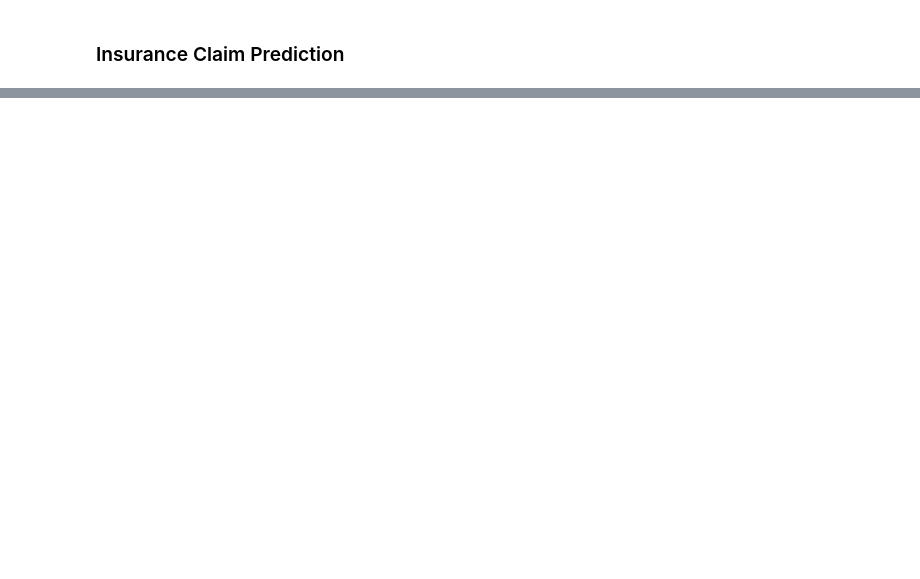
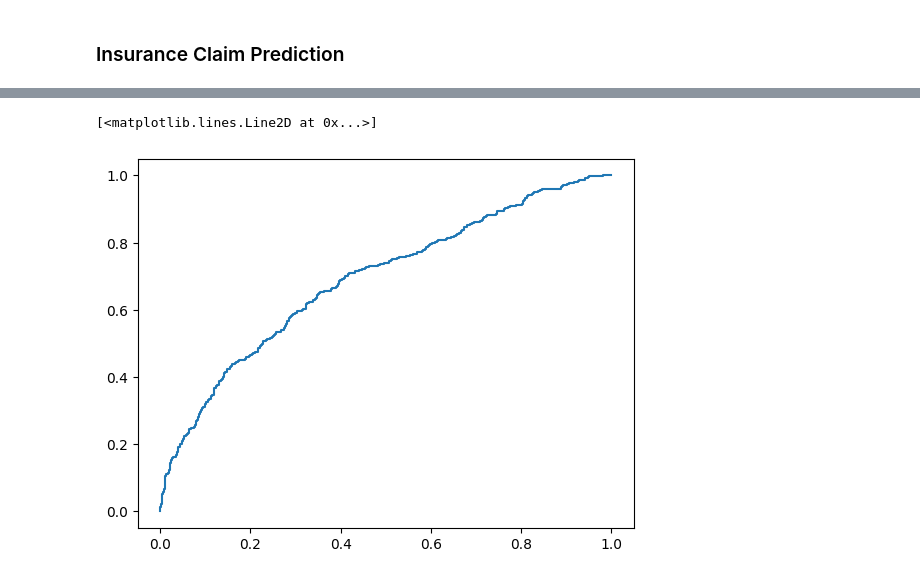
Before and after one commit to Obakeng-Amos/Building-Insurance-Claim-Prediction, a Jupyter notebook: insurance_claim_prediction.ipynb, the cells around one changed output, grey strips where cells are left out. Drawn from its saved outputs; the diff is of its cells as text; code cells hidden in the pictures; blank space fills up the shorter version.

```diff
--- a/insurance_claim_prediction.ipynb
+++ b/insurance_claim_prediction.ipynb
@@ -13,0 +127,7 @@ ModuleNotFoundError: No module named 'sklearn'
+# %%
+# Test ROC Curve
+fpr_test, tpr_test, _ = roc_curve(y_test, y_test_pred_prob)
+plt.plot(fpr_test, tpr_test, label=f'Test ROC Curve (AUC = {test_roc_auc:.2f})')
+# %% [output]
+[<matplotlib.lines.Line2D at 0x...>]
+[figure, added]
```
Also changed, not shown: parts of 13 cells of this notebook.
